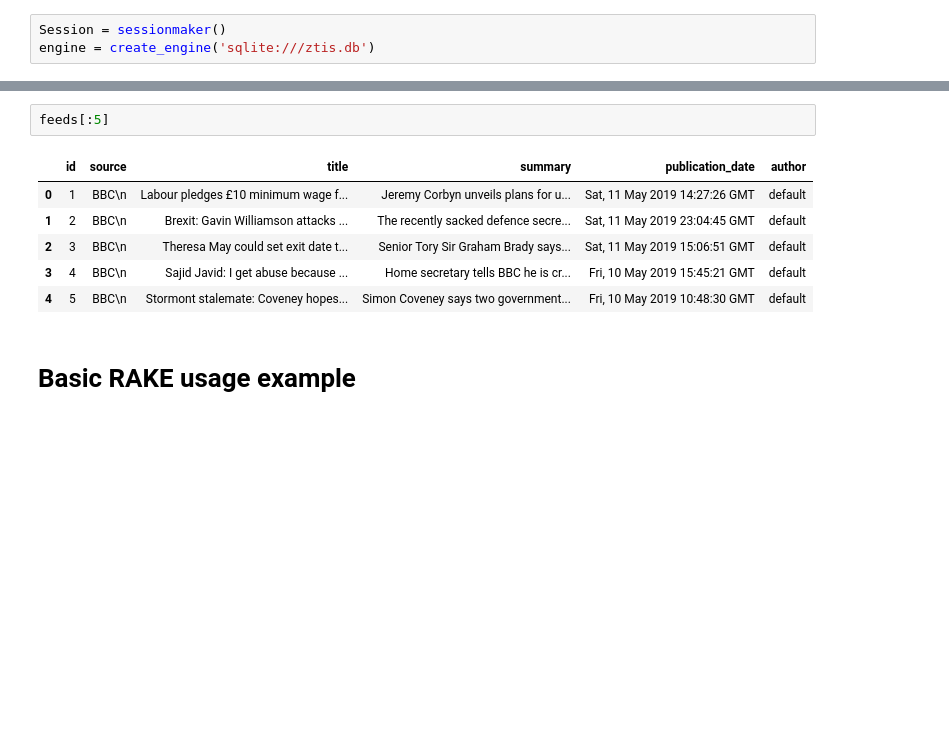
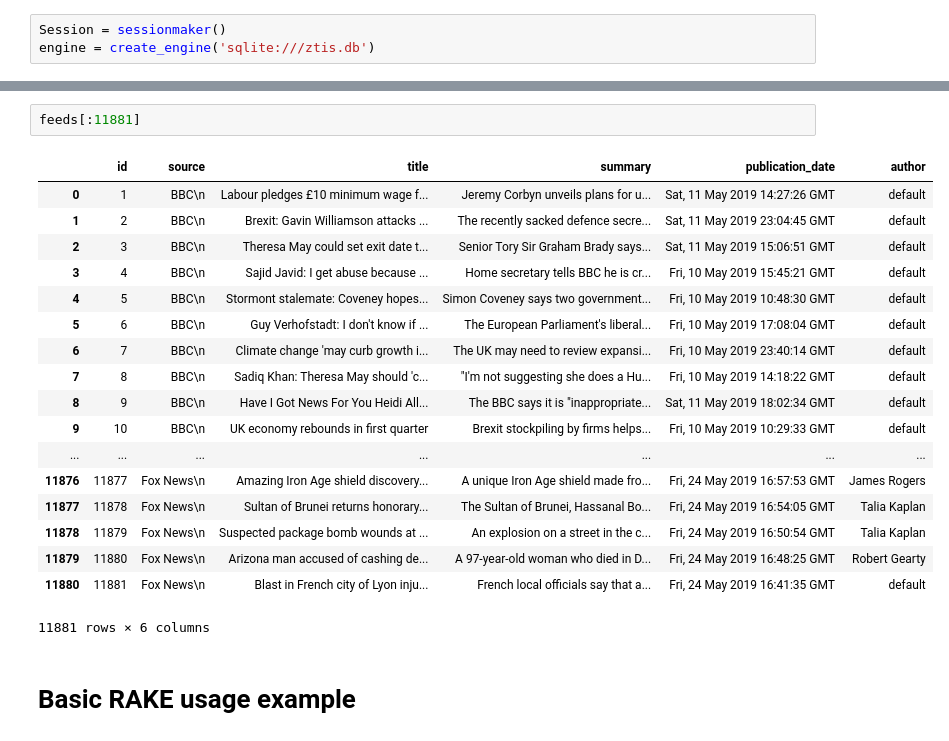
Before and after one commit to NAPSHOT/ztis, a Jupyter notebook: analyse.ipynb, the cells around one changed output, grey strips where cells are left out. Cells and saved outputs as stored; diff of their text form; blank space fills up the shorter version.

```diff
--- a/analyse.ipynb
+++ b/analyse.ipynb
@@ -52,12 +58,24 @@ print(feeds.shape)
 # %%
-feeds[:5]
+feeds[:11881]
 # %% [output]
 |  | id | source | title | summary | publication_date | author |
 | 0 | 1 | BBC\n | Labour pledges £10 minimum wage f... | Jeremy Corbyn unveils plans for u... | Sat, 11 May 2019 14:27:26 GMT | default |
 | 1 | 2 | BBC\n | Brexit: Gavin Williamson attacks ... | The recently sacked defence secre... | Sat, 11 May 2019 23:04:45 GMT | default |
 | 2 | 3 | BBC\n | Theresa May could set exit date t... | Senior Tory Sir Graham Brady says... | Sat, 11 May 2019 15:06:51 GMT | default |
 | 3 | 4 | BBC\n | Sajid Javid: I get abuse because ... | Home secretary tells BBC he is cr... | Fri, 10 May 2019 15:45:21 GMT | default |
 | 4 | 5 | BBC\n | Stormont stalemate: Coveney hopes... | Simon Coveney says two government... | Fri, 10 May 2019 10:48:30 GMT | default |
+| 5 | 6 | BBC\n | Guy Verhofstadt: I don't know if ... | The European Parliament's liberal... | Fri, 10 May 2019 17:08:04 GMT | default |
+| 6 | 7 | BBC\n | Climate change 'may curb growth i... | The UK may need to review expansi... | Fri, 10 May 2019 23:40:14 GMT | default |
+| 7 | 8 | BBC\n | Sadiq Khan: Theresa May should 'c... | "I'm not suggesting she does a Hu... | Fri, 10 May 2019 14:18:22 GMT | default |
+| 8 | 9 | BBC\n | Have I Got News For You Heidi All... | The BBC says it is "inappropriate... | Sat, 11 May 2019 18:02:34 GMT | default |
+| 9 | 10 | BBC\n | UK economy rebounds in first quarter | Brexit stockpiling by firms helps... | Fri, 10 May 2019 10:29:33 GMT | default |
+| ... | ... | ... | ... | ... | ... | ... |
+| 11876 | 11877 | Fox News\n | Amazing Iron Age shield discovery... | A unique Iron Age shield made fro... | Fri, 24 May 2019 16:57:53 GMT | James Rogers |
+| 11877 | 11878 | Fox News\n | Sultan of Brunei returns honorary... | The Sultan of Brunei, Hassanal Bo... | Fri, 24 May 2019 16:54:05 GMT | Talia Kaplan |
+| 11878 | 11879 | Fox News\n | Suspected package bomb wounds at ... | An explosion on a street in the c... | Fri, 24 May 2019 16:50:54 GMT | Talia Kaplan |
+| 11879 | 11880 | Fox News\n | Arizona man accused of cashing de... | A 97-year-old woman who died in D... | Fri, 24 May 2019 16:48:25 GMT | Robert Gearty |
+| 11880 | 11881 | Fox News\n | Blast in French city of Lyon inju... | French local officials say that a... | Fri, 24 May 2019 16:41:35 GMT | default |
+11881 rows × 6 columns
 # %% [markdown]
 # Basic RAKE usage example
 # %%
```
Also changed, not shown: parts of 23 cells of this notebook.
